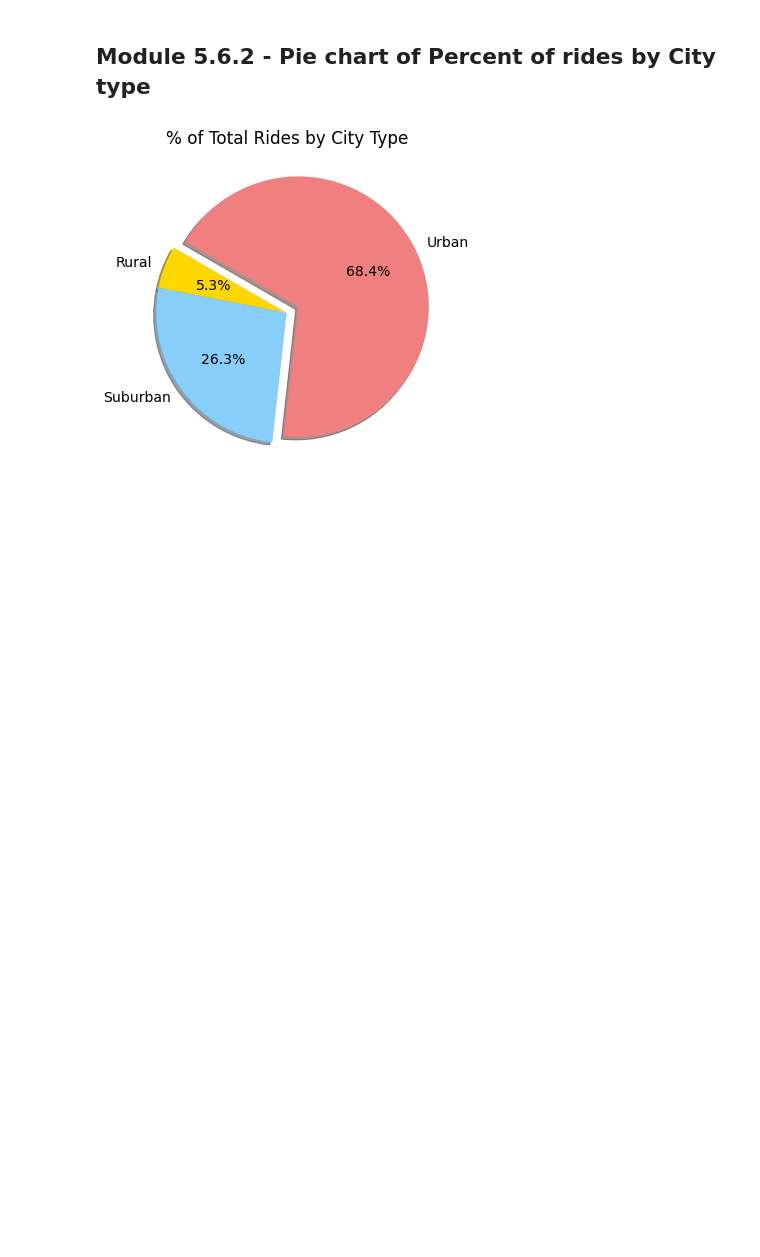
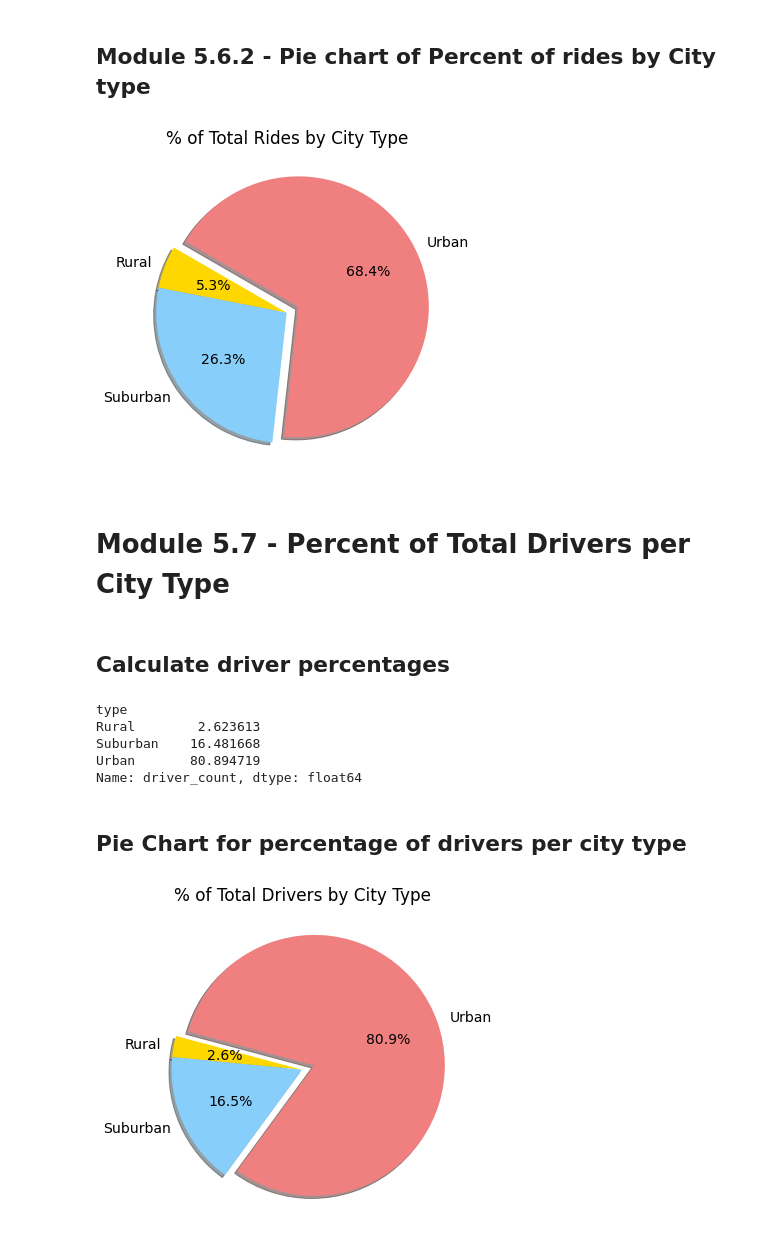
Before and after one commit to smongu7/PyBer_Analysis, a Jupyter notebook: PyBer.ipynb, the cells around one changed output. Drawn from its saved outputs; the diff is of its cells as text; code cells hidden in the pictures; blank space fills up the shorter version.

Commit message:
Complete module 5.7 (final module)

```diff
--- a/PyBer.ipynb
+++ b/PyBer.ipynb
@@ -860,3 +860,37 @@ plt.savefig("analysis/Fig6.png")
 plt.show()
 # %% [output]
 [figure]
+# %% [markdown]
+# Module 5.7 - Percent of Total Drivers per City Type
+# %% [markdown]
+## Calculate driver percentages
+# %%
+# Calculate the percentage of drivers for each city type.
+driver_percents = 100 * city_data_df.groupby(["type"]).sum()["driver_count"] / city_data_df["driver_count"].sum()
+driver_percents
+# %% [output]
+type
+Rural        2.623613
+Suburban    16.481668
+Urban       80.894719
+Name: driver_count, dtype: float64
+# %% [markdown]
+## Pie Chart for percentage of drivers per city type
+# %%
+# Build Pie Chart
+plt.subplots(figsize=(10, 6))
+plt.pie(driver_percents,
+    labels=["Rural", "Suburban", "Urban"],
+    colors=["gold", "lightskyblue", "lightcoral"],
+    explode=[0, 0, 0.1],
+    autopct='%1.1f%%',
+    shadow=True, startangle=165)
+plt.title("% of Total Drivers by City Type")
+# Change the default font size from 10 to 14.
+mpl.rcParams['font.size'] = 14
+# Save Figure
+plt.savefig("analysis/Fig7.png")
+# Show Figure
+plt.show()
+# %% [output]
+[figure, added]
```
